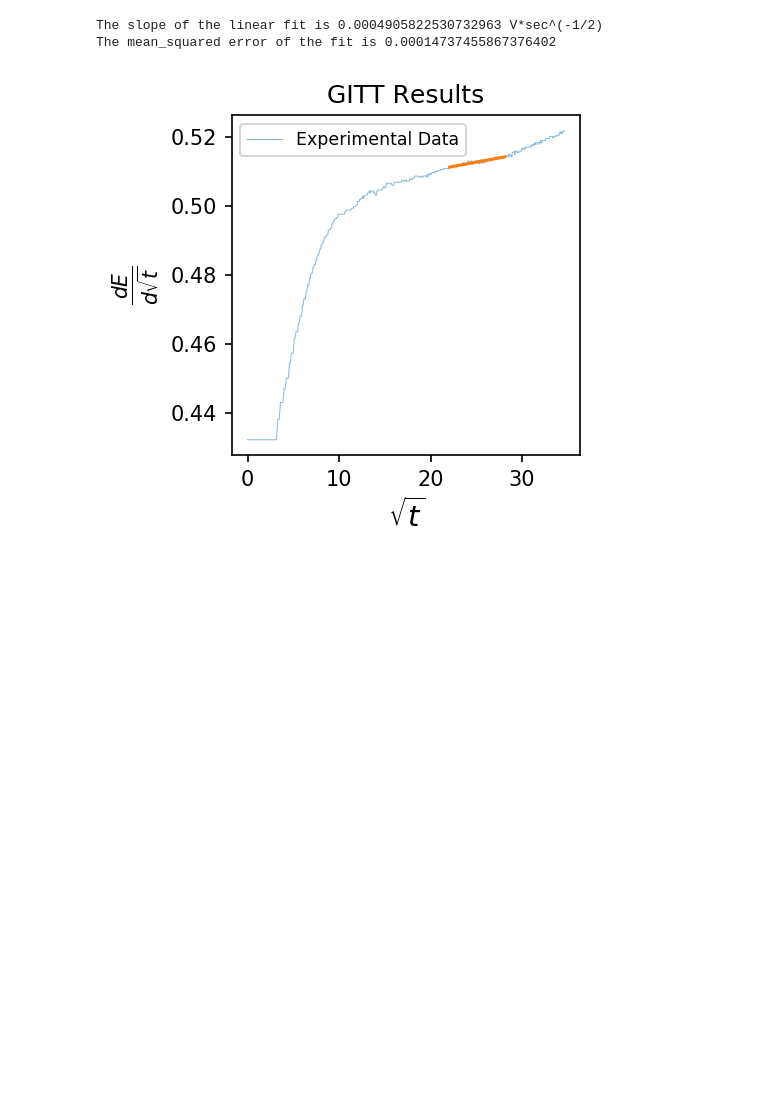
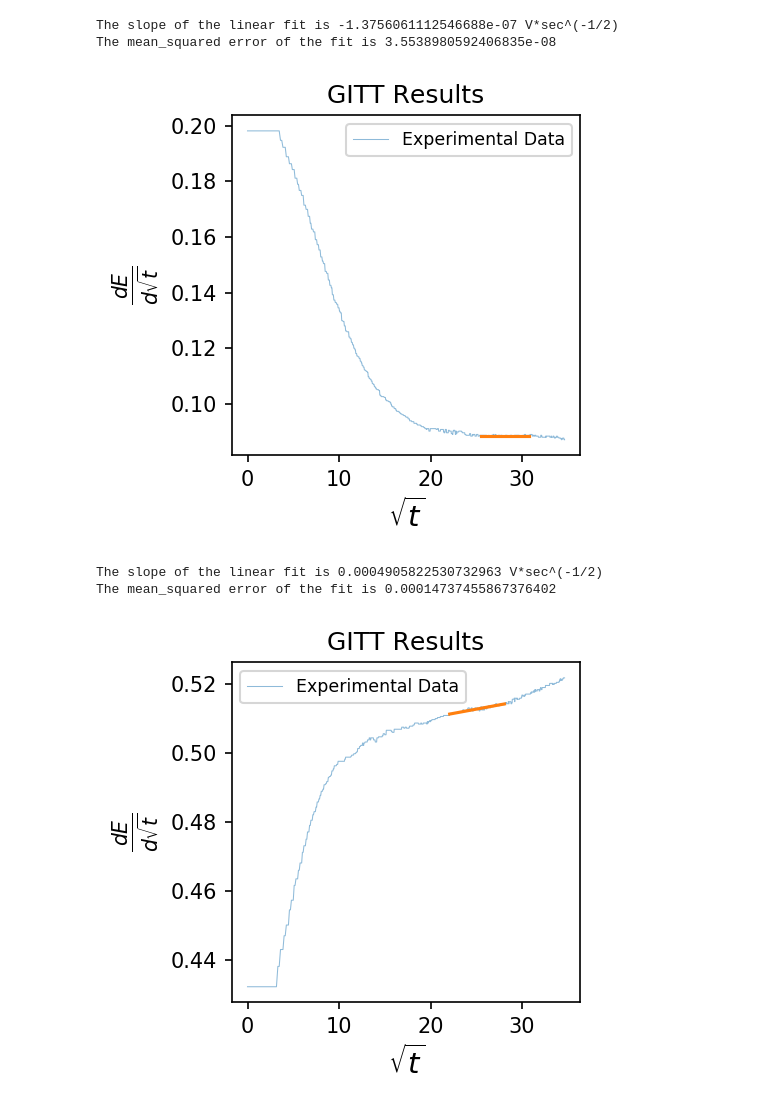
Before and after one commit to vwhu/gitt_toolkit, a Jupyter notebook: gitt_functions.ipynb, the cells around one changed output. Cells and saved outputs as stored; diff of their text form; code cells hidden in the pictures; blank space fills up the shorter version.

```diff
--- a/gitt_functions.ipynb
+++ b/gitt_functions.ipynb
@@ -40,7 +40,7 @@ def pulse_separations(df):
     current = np.array(df['Current'])
     workingcurrent = np.argwhere(current != 0)
     startidx = int(workingcurrent[0])
-    cycle = 1
+    cycle = 0
 
     for i in range(len(workingcurrent)-1):
         if workingcurrent[i + 1] - workingcurrent[i] != 1:
@@ -73,5 +83,6 @@ def transient_pulses(df):
 # %%
 def find_linear_fit(x, y, window):
+    """"""
     from sklearn.linear_model import LinearRegression
     from sklearn.metrics import mean_squared_error
 
@@ -111,23 +122,27 @@ def find_linear_fit(x, y, window):
     return data
 # %%
 def index_finder(df):
+    """Finds the """
+    import pandas as pd
     start_idx = int(df[df['mses'] == df['mses'].min()]['start_idx'])
     end_idx = int(df[df['mses'] == df['mses'].min()]['end_idx'])
     intc = float(df[df['mses'] == df['mses'].min()]['intcs'])
     coef = float(df[df['mses'] == df['mses'].min()]['coefs'])
     return (start_idx, end_idx), (intc, coef)
 # %%
-def plot_results(df):
+def plot_results(x, y, window):
+    """Plots the results of an individual cycle"""
     import matplotlib.pyplot as plt
     import numpy as np
     import pandas as pd
 
+    df = find_linear_fit(x, y, window)
     indices, params = index_finder(df)
 
     fig = plt.figure(figsize = (3,3), dpi = 150)
-    x_lin = np.linspace(d[cycle]['sqrt_time_diff'][indices[0]], d[cycle]['sqrt_time_diff'][indices[1]])
+    x_lin = np.linspace(x[indices[0]], x[indices[1]])
     y_lin = params[0] + x_lin*params[1]
-    plt.plot(d[cycle]['sqrt_time_diff'], d[cycle]['Voltage'], label = 'Experimental Data', alpha = 0.5, lw = 0.5)
+    plt.plot(x, y, label = 'Experimental Data', alpha = 0.5, lw = 0.5)
     plt.plot(x_lin, y_lin)
     plt.xlabel(r'$\sqrt{t}$', fontsize = 14)
     plt.ylabel(r'$\frac{dE}{d\sqrt{t}}$', fontsize = 14)
@@ -143,6 +158,13 @@ d = transient_pulses(gitt)
 # %%
 cycle = 37
 data = find_linear_fit(x = d[cycle]['sqrt_time_diff'], y = d[cycle]['Voltage'], window = 300)
+# %%
+cycle = 12
+plot_results(x = d[cycle]['sqrt_time_diff'], y = d[cycle]['Voltage'], window = 300)
+# %% [output]
+The slope of the linear fit is -1.3756061112546688e-07 V*sec^(-1/2)
+The mean_squared error of the fit is 3.5538980592406835e-08
+[figure, added]
 # %%
 plot_results(data)
 # %% [output]
```
Also changed, not shown: parts of 2 cells of this notebook.
